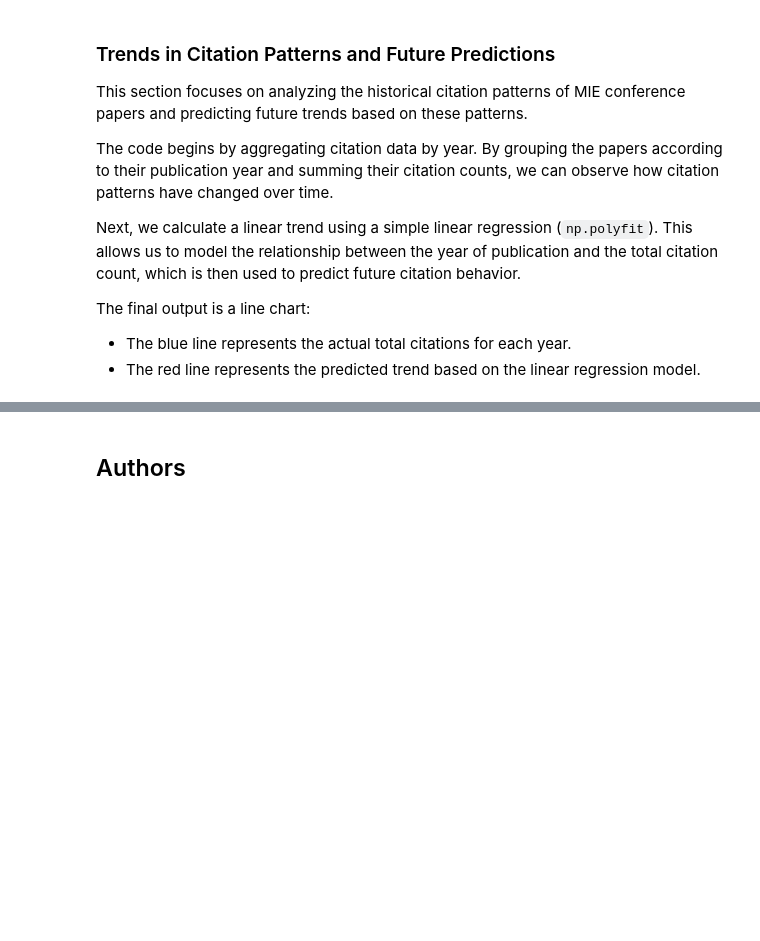
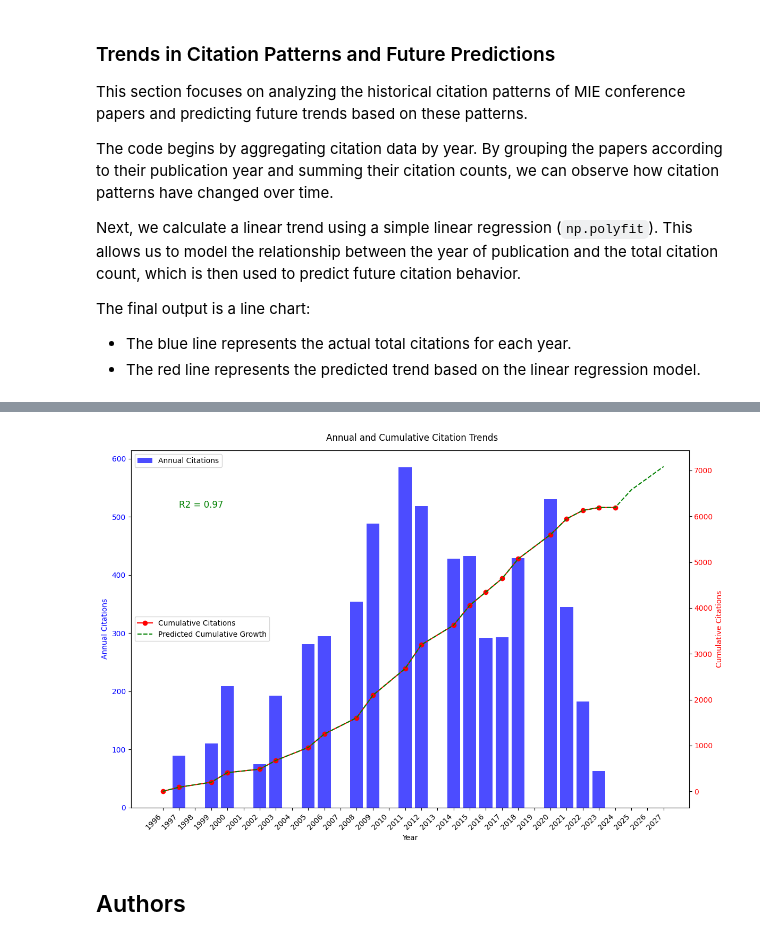
Before and after one commit to EhsanBitaraf/ai-powered-affiliation-extraction, a Jupyter notebook: bibliometric-analysis.ipynb, the cells around one changed output, grey strips where cells are left out. Cells and saved outputs as stored; diff of their text form; code cells hidden in the pictures; blank space fills up the shorter version.

```diff
--- a/bibliometric-analysis.ipynb
+++ b/bibliometric-analysis.ipynb
@@ -280,3 +425,91 @@ plt.show()
+# %%
+import pandas as pd
+import matplotlib.pyplot as plt
+from sklearn.linear_model import LinearRegression
+import numpy as np
+
+
+
+# Ensure the 'year' column is numeric
+df['year-int'] = pd.to_numeric(df['year'], errors='coerce')
+
+# Ensure 'citation_count' column is numeric
+df['citation_count'] = pd.to_numeric(df['citation_count'], errors='coerce')
+
+# Drop rows with invalid year or citation_count values
+df = df.dropna(subset=['year-int', 'citation_count'])
+
+# Calculate annual citation counts
+annual_citations = df.groupby('year-int')['citation_count'].sum().sort_index()
+annual_citations = annual_citations.rename_axis('year-int').reset_index(name='Total Citations')
+
+# Calculate cumulative annual growth for citations
+annual_citations['Cumulative Citations'] = annual_citations['Total Citations'].cumsum()
+
+# Prepare for prediction
+X = annual_citations[['year-int']].values
+y = annual_citations['Cumulative Citations'].values
+
+# Fit a linear regression model
+model = LinearRegression()
+model.fit(X, y)
+
+# Predict cumulative citations for the next three years
+future_years = np.arange(annual_citations['year-int'].max() + 1, annual_citations['year-int'].max() + 4).reshape(-1, 1)
+future_predictions = model.predict(future_years)
+
+# Calculate R2 score
+r2_score = model.score(X, y)
+
+# Plot the data
+fig, ax1 = plt.subplots(figsize=(12, 8))
+
+# Plot annual citation totals (left axis)
+ax1.bar(annual_citations['year-int'], annual_citations['Total Citations'], label='Annual Citations', alpha=0.7, color='blue')
+ax1.set_xlabel('Year')
+ax1.set_ylabel('Annual Citations', color='blue')
+ax1.tick_params(axis='y', labelcolor='blue')
+
+# Plot cumulative citations (right axis)
+ax2 = ax1.twinx()
+ax2.plot(annual_citations['year-int'], annual_citations['Cumulative Citations'], label='Cumulative Citations', color='red', marker='o')
+future_years_flat = future_years.flatten()
+future_cumulative_years = np.concatenate((annual_citations['year-int'], future_years_flat))
+future_cumulative_values = np.concatenate((annual_citations['Cumulative Citations'], future_predictions))
+ax2.plot(future_cumulative_years, future_cumulative_values, linestyle='--', color='green', label='Predicted Cumulative Growth')
+ax2.set_ylabel('Cumulative Citations', color='red')
+ax2.tick_params(axis='y', labelcolor='red')
+
+# Annotate R2 score
+ax2.text(annual_citations['year-int'].min() + 1, max(annual_citations['Cumulative Citations']), f"R2 = {r2_score:.2f}", fontsize=12, color='green')
+
+# Format the plot
+fig.suptitle('Annual and Cumulative Citation Trends')
+
+
+# Generate a list of all years, including those without data
+all_years = range(annual_counts["year-int"].min(), int(future_years[-1][0]) + 1)
+
+# Set x-ticks for all years and rotate labels diagonally
+plt.xticks(all_years, rotation=45, ha='right')
+
+# Rotate X-axis labels diagonally
+for label in ax1.get_xticklabels():
+    label.set_rotation(45)
+    label.set_ha('right')
+
+# Adjust legend positions
+ax1.legend(loc="upper left")
+ax2.legend(loc="center left", bbox_to_anchor=(0, 0.5))
+
+fig.tight_layout()
+
+# Show the plot
+if save_mode:
+ plt.savefig(OUTPUT_DIR  / "annual_and_cumulative_citation_trends.png")
+plt.show()
+# %% [output]
+[figure, added]
 # %% [markdown]
 ## Authors
 # %% [markdown]
```
Also changed, not shown: parts of 21 cells of this notebook, 35 other files.
